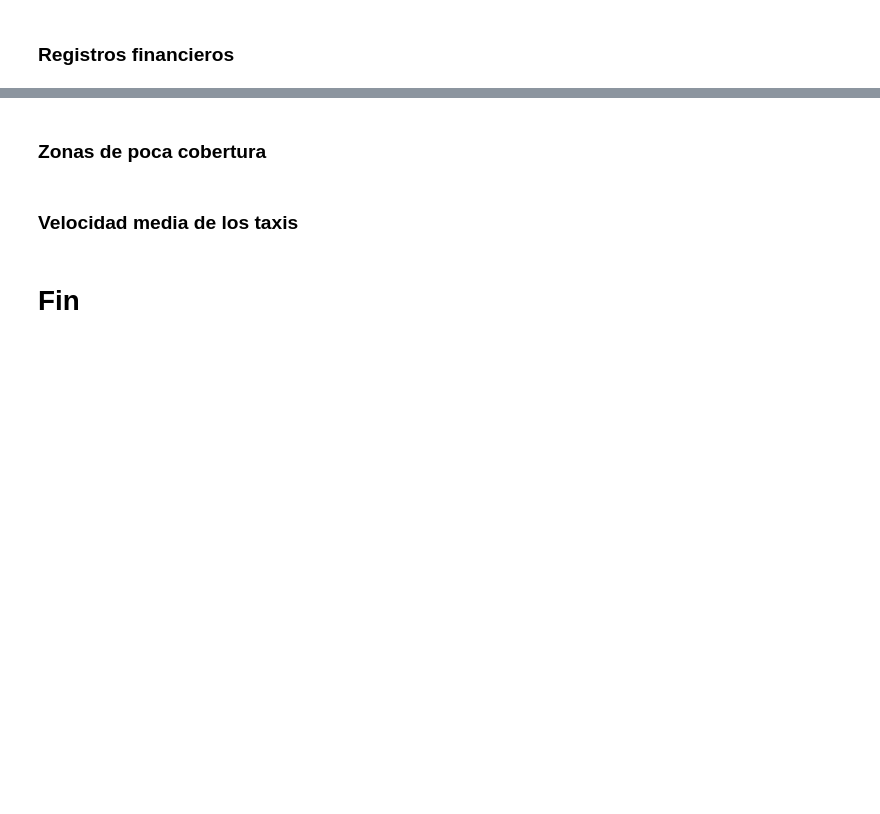
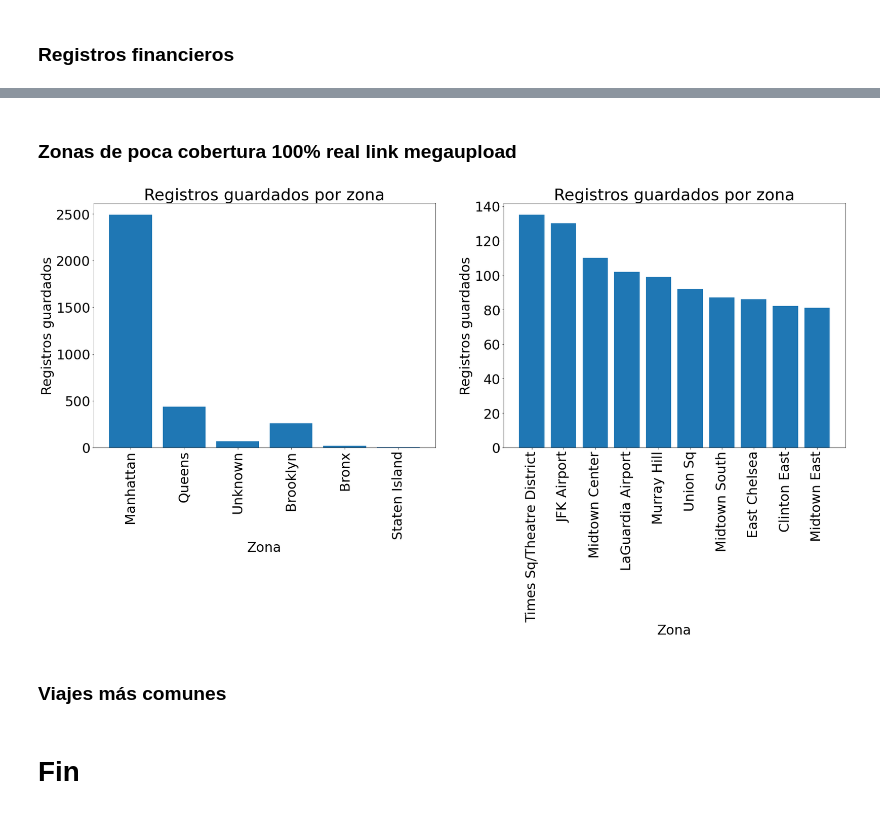
Before and after one commit to Patataman/PySpark, a Jupyter notebook: practicosa.ipynb, the cells around one changed output, grey strips where cells are left out. Cells and saved outputs as stored; diff of their text form; code cells hidden in the pictures; blank space fills up the shorter version.

Commit message:
zonas sin cobertura

```diff
--- a/practicosa.ipynb
+++ b/practicosa.ipynb
@@ -210,4 +317,2 @@ display(resultsTimos.describe().T)
 # %% [markdown]
-### Zonas de poca cobertura
+### Zonas de poca cobertura 100% real link megaupload
-# %% [markdown]
-### Velocidad media de los taxis
@@ -214,3 +322,61 @@ display(resultsTimos.describe().T)
+# %%
+sinCobertura = spark.sql("""
+    SELECT DOLocationID as locationID, store_and_fwd_flag
+      FROM datosCarrerasLimpios
+      WHERE store_and_fwd_flag == 'Y'
+""")
+
+sC_rdd = sinCobertura.rdd
+# sC_rdd.flatMap(lambda x: x['locationID']).map(lambda x: (x,1))
+zone_tuples = sC_rdd.map(
+    lambda x: (x['locationID'],1)
+).reduceByKey(
+    lambda x,y: x+y
+).sortBy(
+    lambda x: x[1], False
+)
+# %%
+distritos = defaultdict(int)
+zonas = defaultdict(int)
+
+for i, loc_id in enumerate(zone_tuples.collect()):
+    num = loc_id[1]
+    loc_id = str(loc_id[0])
+    zona = zone_lookup[loc_id]
+
+    distritos[zona['distrito']] += num
+    zonas[zona['zona']] = num
+
+distritos_x = [k for k in distritos.keys()]
+distritos_y = [v for v in distritos.values()]
+zonas_x = [k for k in zonas.keys()]
+zonas_y = [v for v in zonas.values()]
+
+
+fig = plt.figure(figsize=(30, 10))
+
+ax = fig.add_subplot(1, 2, 1)
+ax.bar(distritos_x, distritos_y)
+ax.set_xlabel("Zona")
+ax.set_ylabel("Registros guardados")
+ax.set_title("Registros guardados por zona")
+plt.xticks(rotation=90)
+
+ax = fig.add_subplot(1, 2, 2)
+ax.bar(zonas_x[:10], zonas_y[:10])
+ax.set_xlabel("Zona")
+ax.set_ylabel("Registros guardados")
+ax.set_title("Registros guardados por zona")
+
+plt.xticks(rotation=90)
+
+plt.show()
+
+# print(f"TOP {i+1} con {num}\n    Distrito: {zona['distrito']}\n    Zona: {zona['zona']}\n    Servicio: {zona['servicio']}")
+# %% [output]
+[figure, added]
+# %% [markdown]
+### Viajes más comunes
 # %% [markdown]
 # Fin
 # %%
```
Also changed, not shown: parts of 10 cells of this notebook.
